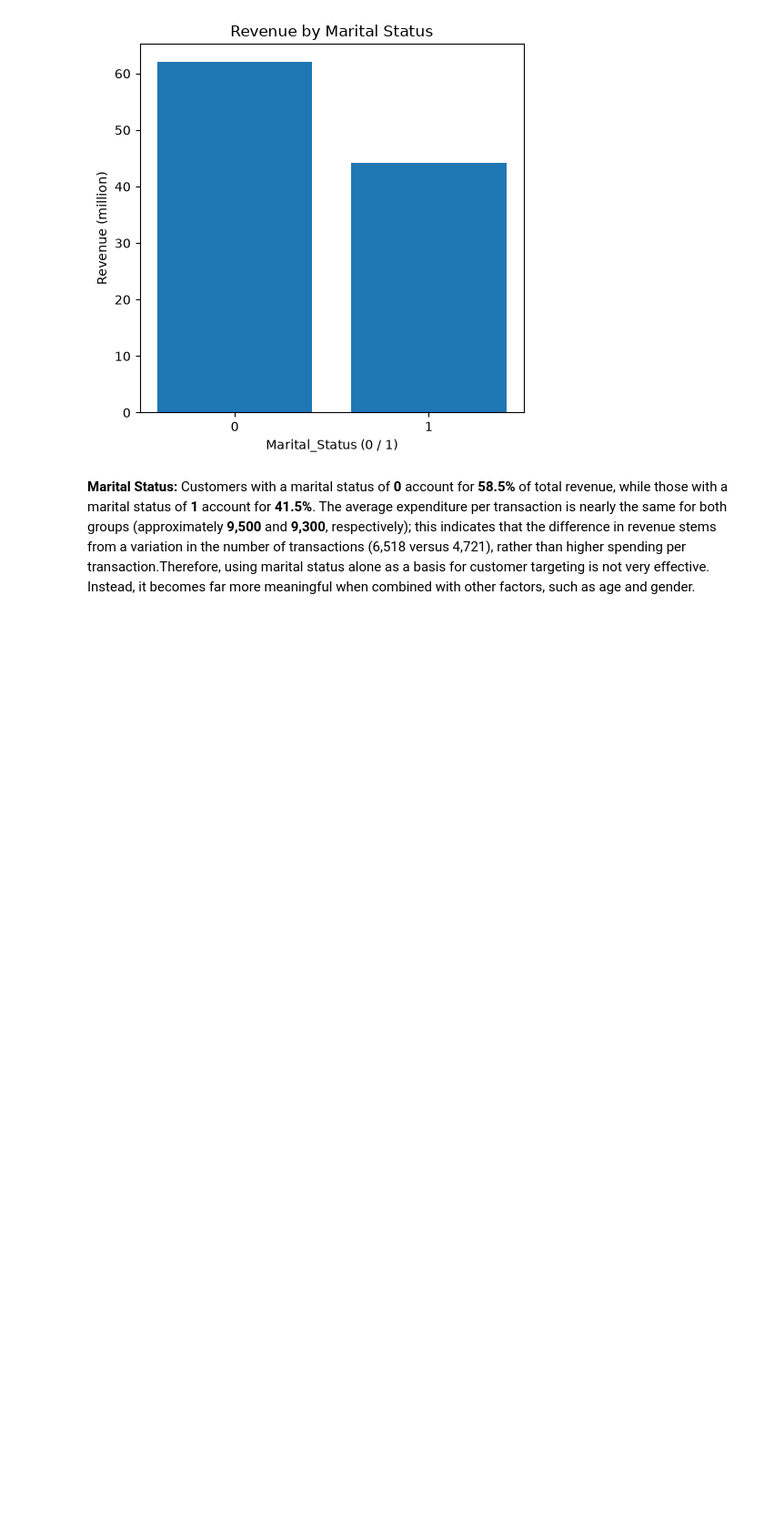
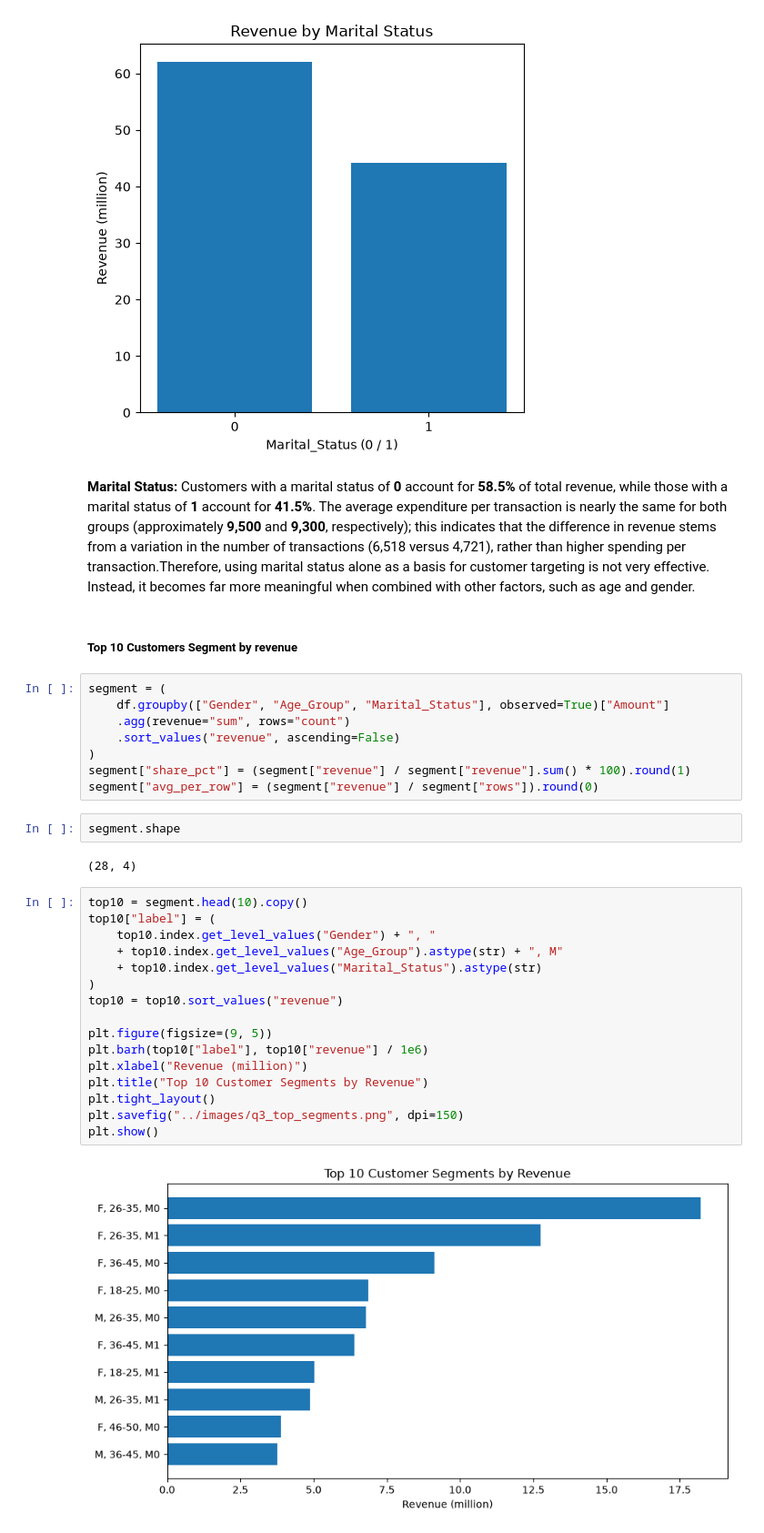
Before and after one commit to ariful3551/diwali_sales_analysis, a Jupyter notebook: notebooks/03_eda_and_visualization.ipynb, the cells around one changed output. Shown at 91% size. Cells and saved outputs as stored; diff of their text form; blank space fills up the shorter version.

Commit message:
Top 10 Customers Segment by revenue

```diff
--- a/notebooks/03_eda_and_visualization.ipynb
+++ b/notebooks/03_eda_and_visualization.ipynb
@@ -223,3 +223,35 @@ plt.show()
 [figure]
 # %% [markdown]
 **Marital Status:** Customers with a marital status of **0** account for **58.5%** of total revenue, while those with a marital status of **1** account for **41.5%**. The average expenditure per transaction is nearly the same for both groups (approximately **9,500** and **9,300**, respectively); this indicates that the difference in revenue stems from a variation in the number of transactions (6,518 versus 4,721), rather than higher spending per transaction.Therefore, using marital status alone as a basis for customer targeting is not very effective. Instead, it becomes far more meaningful when combined with other factors, such as age and gender.
+# %% [markdown]
+##### Top 10 Customers Segment by revenue
+# %%
+segment = (
+    df.groupby(["Gender", "Age_Group", "Marital_Status"], observed=True)["Amount"]
+    .agg(revenue="sum", rows="count")
+    .sort_values("revenue", ascending=False)
+)
+segment["share_pct"] = (segment["revenue"] / segment["revenue"].sum() * 100).round(1)
+segment["avg_per_row"] = (segment["revenue"] / segment["rows"]).round(0)
+# %%
+segment.shape
+# %% [output]
+(28, 4)
+# %%
+top10 = segment.head(10).copy()
+top10["label"] = (
+    top10.index.get_level_values("Gender") + ", "
+    + top10.index.get_level_values("Age_Group").astype(str) + ", M"
+    + top10.index.get_level_values("Marital_Status").astype(str)
+)
+top10 = top10.sort_values("revenue")
+
+plt.figure(figsize=(9, 5))
+plt.barh(top10["label"], top10["revenue"] / 1e6)
+plt.xlabel("Revenue (million)")
+plt.title("Top 10 Customer Segments by Revenue")
+plt.tight_layout()
+plt.savefig("../images/q3_top_segments.png", dpi=150)
+plt.show()
+# %% [output]
+[figure, added]
```
Also changed, not shown: parts of 1 cell of this notebook.
